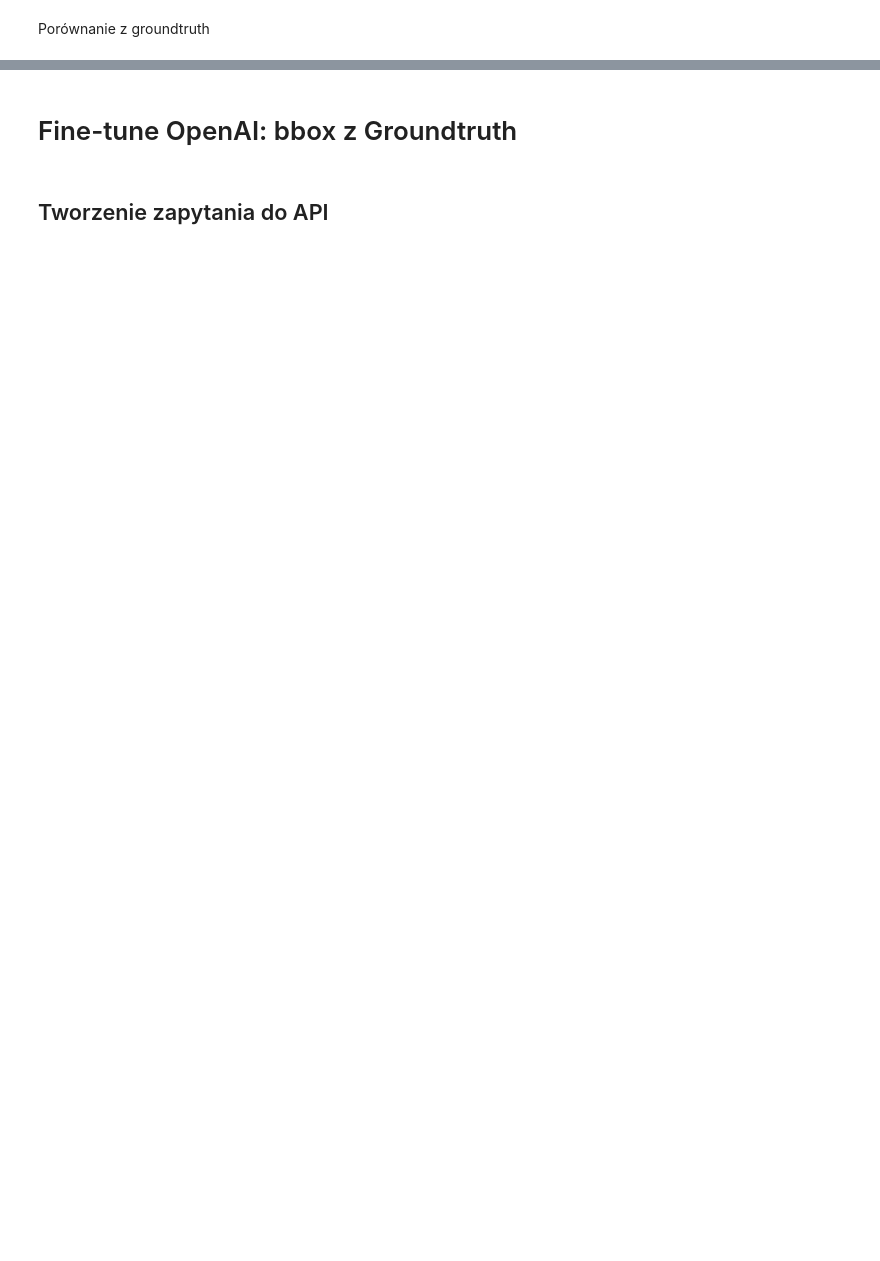
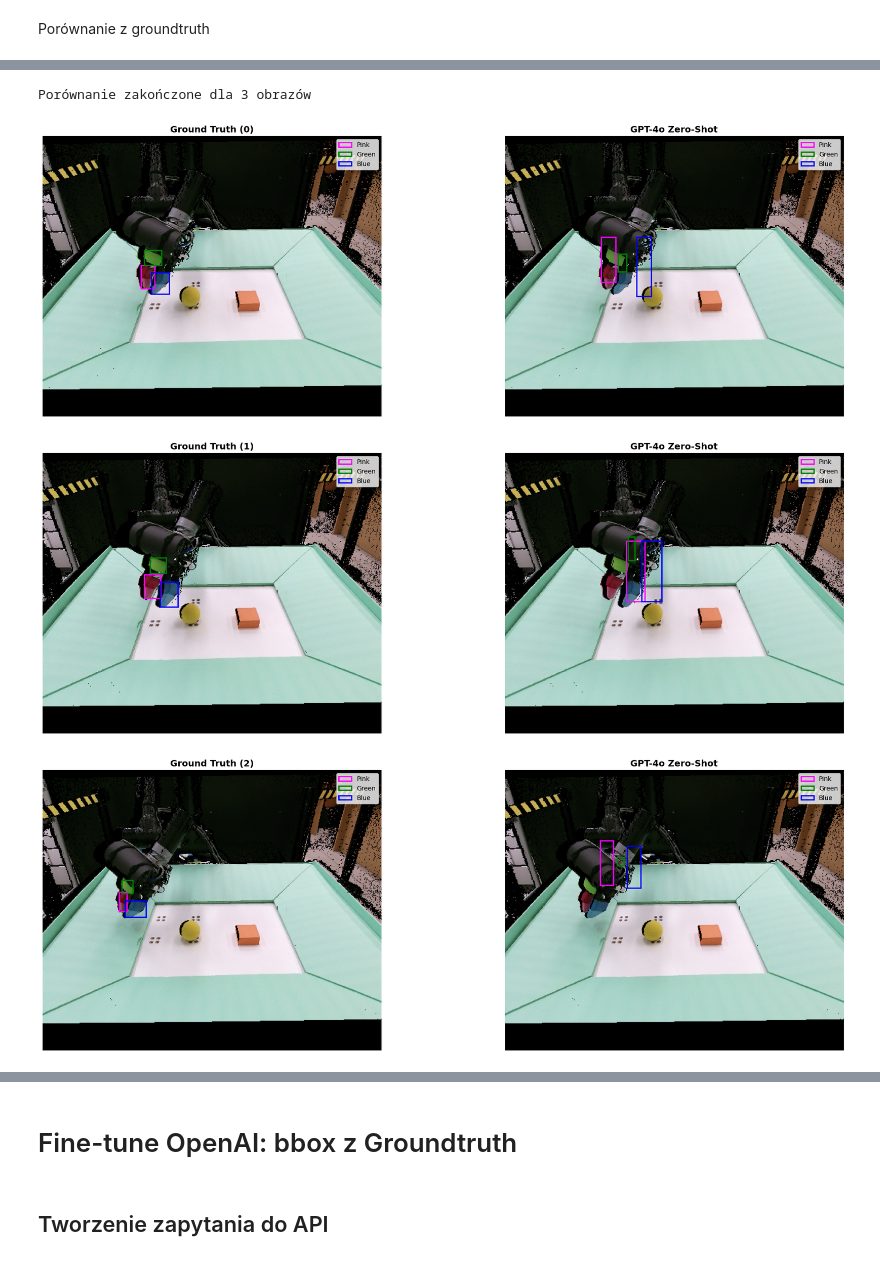
Before and after one commit to Ruszczka2/pracownia_tutorska, a Jupyter notebook: src/vision/openai_image_procces_boxes.ipynb, the cells around one changed output, grey strips where cells are left out. Saved outputs shown, nothing was run; the diff lists cells and outputs as text; code cells hidden in the pictures; blank space fills up the shorter version.

Commit message:
Zrobienie zero-shot dla GPT-4o

```diff
--- a/src/vision/openai_image_procces_boxes.ipynb
+++ b/src/vision/openai_image_procces_boxes.ipynb
@@ -457,7 +404,7 @@ np.save(f'{SAVE_DIR}/LLM/xy_array_gemini.npy', xy_array_gemini)
 # %%
 xy_array_gpt = np.load(f'{SAVE_DIR}/LLM/xy_array_gpt.npy', allow_pickle=True)
 
-xy_array_ground_truth = np.load(f'{SAVE_DIR}/bboxes_normalized_2000.npy')
+xy_array_ground_truth = np.load(f'{SAVE_DIR}/GT/bboxes_normalized_2000.npy')
 xy_array_ground_truth = xy_array_ground_truth[20:120,:]
 # %%
 import re
@@ -484,3 +431,12 @@ print("\nPrzykład OpenAI bbox (pierwszy wiersz):", xy_array_gpt_bbox[0])
 OpenAI bbox shape: (100, 12)
 
 Przykład OpenAI bbox (pierwszy wiersz): [0.4   0.38  0.46  0.6   0.354 0.3   0.392 0.38  0.47  0.42  0.54  0.62 ]
+# %%
+xy_array_gpt4o_zeroshot = np.load(f'{SAVE_DIR}/LLM/xy_array_gpt4o_zeroshot.npy', allow_pickle=True)
+
+xy_array_gpt4o_zeroshot_bbox = parse_bbox_rows(xy_array_gpt4o_zeroshot)
+
+print("GPT-4o Zero-Shot bbox shape:", xy_array_gpt4o_zeroshot_bbox.shape)
+print("\nPrzykład GPT-4o Zero-Shot bbox (pierwszy wiersz):", xy_array_gpt4o_zeroshot_bbox[0])
+print("\nPrzykład GPT-5 bbox (pierwszy wiersz):", xy_array_gpt_bbox[0])
+print("Ground Truth bbox (pierwszy wiersz):", xy_array_ground_truth[0])
@@ -649,0 +598,68 @@ NameError: name 'Path' is not defined
+# %%
+import matplotlib.pyplot as plt
+import matplotlib.patches as patches
+import cv2
+
+# Porównanie: Ground Truth vs GPT-4o Zero-Shot vs GPT-4o Fine-Tuned
+# Wizualizacja dla wybranych obrazów z zbioru testowego
+num_to_compare = min(3, len(xy_array_ground_truth), len(xy_array_gpt4o_zeroshot_bbox), len(color_paths_for_llms))
+
+for nr_xy in range(num_to_compare):
+    fig, axes = plt.subplots(1, 2, figsize=(24, 8))
+
+    # Wczytaj obraz
+    img_path = color_paths_for_llms.iloc[nr_xy]
+    img_bgr = cv2.imread(img_path)
+    if img_bgr is None:
+        print(f"Pominięto obraz #{nr_xy}: nie udało się wczytać {img_path}")
+        plt.close(fig)
+        continue
+
+    img_rgb = cv2.cvtColor(img_bgr, cv2.COLOR_BGR2RGB)
+    h, w = img_rgb.shape[:2]
+
+    # 1) GROUND TRUTH
+    axes[0].imshow(img_rgb)
+    for j in range(3):
+        x_min, y_min, x_max, y_max = xy_array_ground_truth[nr_xy][j*4:(j+1)*4]
+        rect = patches.Rectangle((x_min*w, y_min*h), (x_max-x_min)*w, (y_max-y_min)*h,
+                                 linewidth=2, edgecolor=['magenta', 'green', 'blue'][j], facecolor='none',
+                                 label=['Pink', 'Green', 'Blue'][j])
+        axes[0].add_patch(rect)
+    axes[0].set_title(f'Ground Truth ({nr_xy})', fontsize=14, fontweight='bold')
+    axes[0].legend()
+    axes[0].axis('off')
+
+    # 2) GPT-4o ZERO-SHOT
+    axes[1].imshow(img_rgb)
+    for j in range(3):
+        x_min, y_min, x_max, y_max = xy_array_gpt4o_zeroshot_bbox[nr_xy][j*4:(j+1)*4]
+        rect = patches.Rectangle((x_min*w, y_min*h), (x_max-x_min)*w, (y_max-y_min)*h,
+                                 linewidth=2, edgecolor=['magenta', 'green', 'blue'][j], facecolor='none',
+                                 label=['Pink', 'Green', 'Blue'][j])
+        axes[1].add_patch(rect)
+    axes[1].set_title('GPT-4o Zero-Shot', fontsize=14, fontweight='bold')
+    axes[1].legend()
+    axes[1].axis('off')
+
+    # 3) GPT-4o FINE-TUNED
+    # axes[2].imshow(img_rgb)
+    # for j in range(3):
+    #     x_min, y_min, x_max, y_max = xy_array_gpt_ft_bbox[nr_xy][j*4:(j+1)*4]
+    #     rect = patches.Rectangle((x_min*w, y_min*h), (x_max-x_min)*w, (y_max-y_min)*h,
+    #                              linewidth=2, edgecolor=['magenta', 'green', 'blue'][j], facecolor='none',
+    #                              label=['Pink', 'Green', 'Blue'][j])
+    #     axes[2].add_patch(rect)
+    # axes[2].set_title('GPT-4o Fine-Tuned', fontsize=14, fontweight='bold')
+    # axes[2].legend()
+    # axes[2].axis('off')
+
+    # plt.tight_layout()
+    # plt.show()
+
+print(f"Porównanie zakończone dla {num_to_compare} obrazów")
+# %% [output]
+Porównanie zakończone dla 3 obrazów
+[figure, added]
+[figure, added]
+[figure, added]
```
Also changed, not shown: parts of 26 cells of this notebook, 1 other file.
